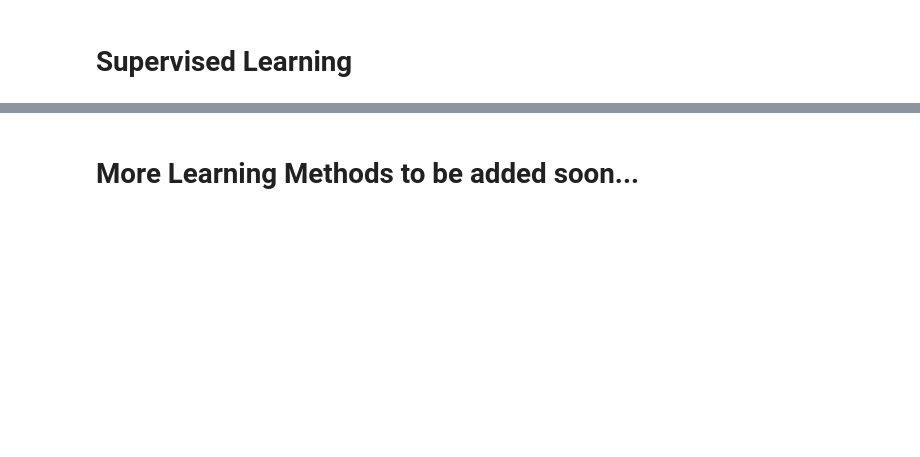
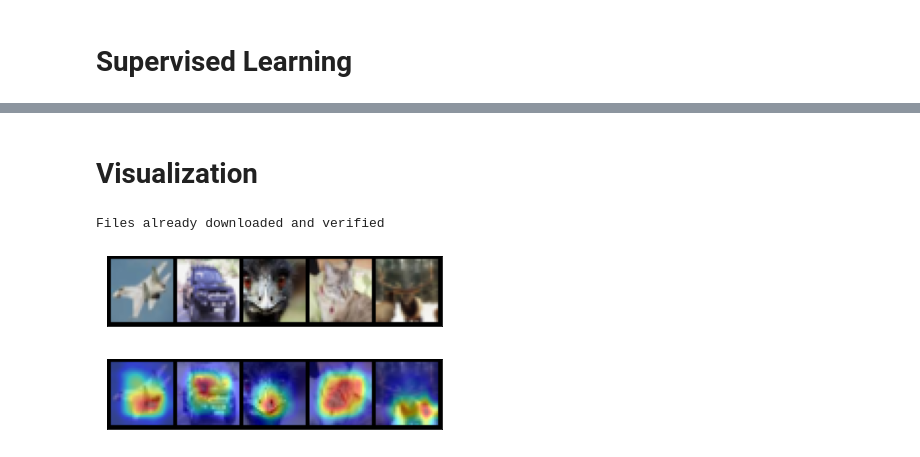
Before and after one commit to TimkLee/IFT6759, a Jupyter notebook: src/Colab.ipynb, the cells around one changed output, grey strips where cells are left out. Cells and saved outputs as stored; diff of their text form; code cells hidden in the pictures; blank space fills up the shorter version.

```diff
--- a/src/Colab.ipynb
+++ b/src/Colab.ipynb
@@ -99,0 +179,3 @@ config
+# %%
+config['epoch'] = 1
+config
@@ -165,7 +276,7 @@ if (task == "super"):
     example_ct = 0
     batch_log_interval=25
 
-    with wandb.init(project=f"Supervised Learning {model_file} {data_file}", entity='ift6759-aiadlp', job_type="train", name=f'Config_{num}') as run:
+    with wandb.init(project=f"temp_piu {model_file} {data_file}", entity='ift6759-aiadlp', job_type="train", name=f'Config_{num}') as run:
         for ep in range(epoch):
             Model.train()
             #logging.info(f"==========Supervised Learning Epoch Number: {ep+1}/{epoch}==========")
@@ -494,5 +639,5 @@ if (task == "semi"):
     '''
     ##########################
     Model.evaluation(testloader, project=f"Semi-Supervised Learning {model_file} {data_file}", entity='ift6759-aiadlp', name=f'Config_{num}')
-# %% [markdown]
-# More Learning Methods to be added soon...
+# %% [markdown]
+# Visualization
@@ -498,0 +706,7 @@ if (task == "semi"):
+# %%
+images, labels = pick_imgs()
+gen_vis(Model, images, labels)
+# %% [output]
+Files already downloaded and verified
+[figure, added]
+[figure, added]
```
Also changed, not shown: parts of 23 cells of this notebook.
